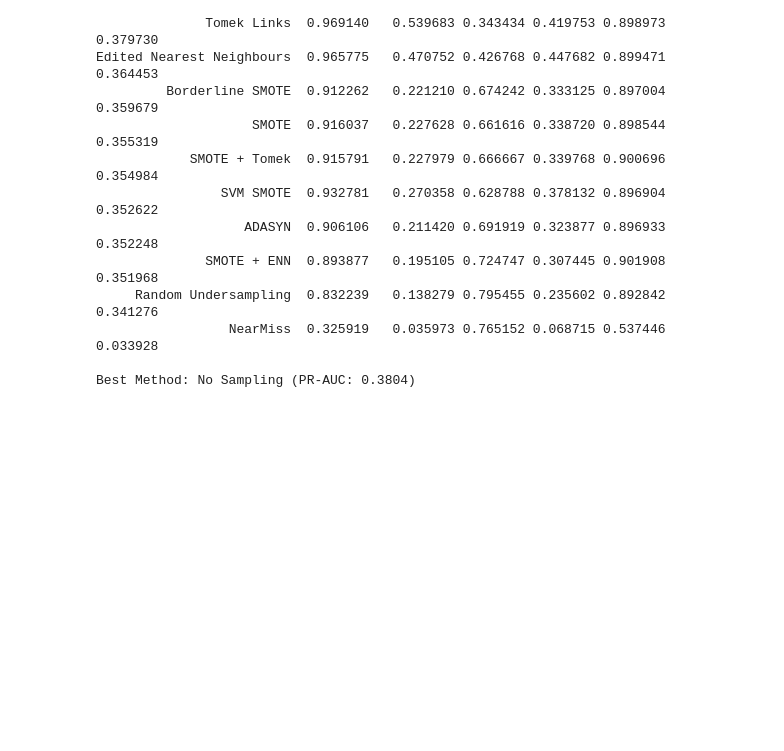
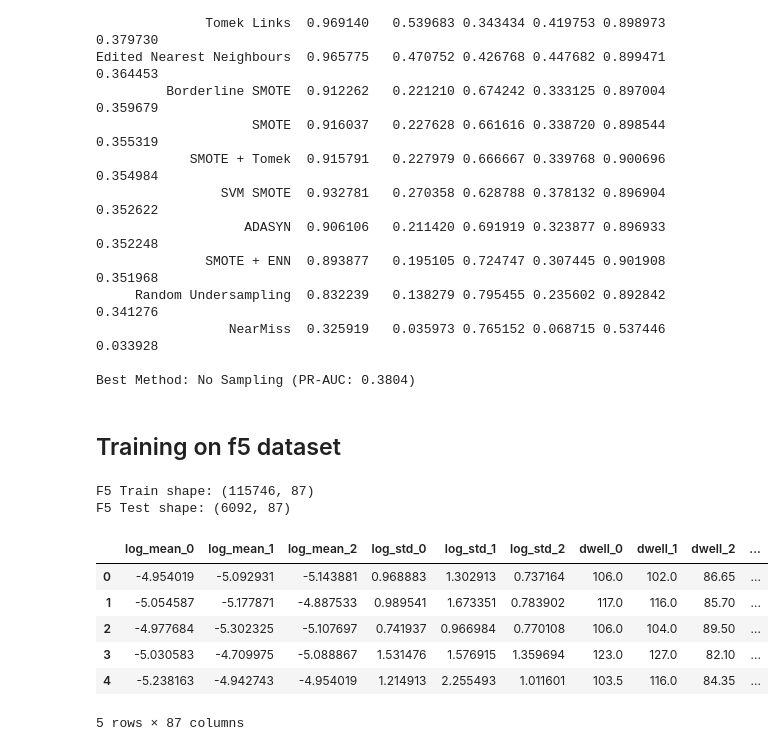
Before and after one commit to janisthx/DSA4262---dna1234, a Jupyter notebook: notebooks/XGBoost.ipynb, the cells around one changed output. Cells and saved outputs as stored; diff of their text form; code cells hidden in the pictures; blank space fills up the shorter version.

```diff
--- a/notebooks/XGBoost.ipynb
+++ b/notebooks/XGBoost.ipynb
@@ -895,3 +895,33 @@ Edited Nearest Neighbours  0.965775   0.470752 0.426768 0.447682 0.899471 0.3644
                  NearMiss  0.325919   0.035973 0.765152 0.068715 0.537446 0.033928
 
 Best Method: No Sampling (PR-AUC: 0.3804)
+# %% [markdown]
+## Training on f5 dataset
+# %%
+f5_train = pd.read_csv('../f5_data/f5_train.csv')
+f5_test = pd.read_csv('../f5_data/f5_test.csv')
+
+columns_to_drop = ['transcript_id', 'transcript_position', 'label']
+
+f5_X_train = f5_train.drop(columns=columns_to_drop)
+f5_y_train = f5_train['label']
+
+f5_X_test = f5_test.drop(columns=columns_to_drop)
+f5_y_test = f5_test['label']
+# %%
+# see the shape of the datasets
+print("F5 Train shape:", f5_X_train.shape)
+print("F5 Test shape:", f5_X_test.shape)
+# %% [output]
+F5 Train shape: (115746, 87)
+F5 Test shape: (6092, 87)
+# %%
+f5_X_train.head()
+# %% [output]
+|  | log_mean_0 | log_mean_1 | log_mean_2 | log_std_0 | log_std_1 | log_std_2 | dwell_0 | dwell_1 | dwell_2 | ... |
+| 0 | -4.954019 | -5.092931 | -5.143881 | 0.968883 | 1.302913 | 0.737164 | 106.0 | 102.0 | 86.65 | ... |
+| 1 | -5.054587 | -5.177871 | -4.887533 | 0.989541 | 1.673351 | 0.783902 | 117.0 | 116.0 | 85.70 | ... |
+| 2 | -4.977684 | -5.302325 | -5.107697 | 0.741937 | 0.966984 | 0.770108 | 106.0 | 104.0 | 89.50 | ... |
+| 3 | -5.030583 | -4.709975 | -5.088867 | 1.531476 | 1.576915 | 1.359694 | 123.0 | 127.0 | 82.10 | ... |
+| 4 | -5.238163 | -4.942743 | -4.954019 | 1.214913 | 2.255493 | 1.011601 | 103.5 | 116.0 | 84.35 | ... |
+5 rows × 87 columns
```
Also changed, not shown: parts of 8 cells of this notebook.
